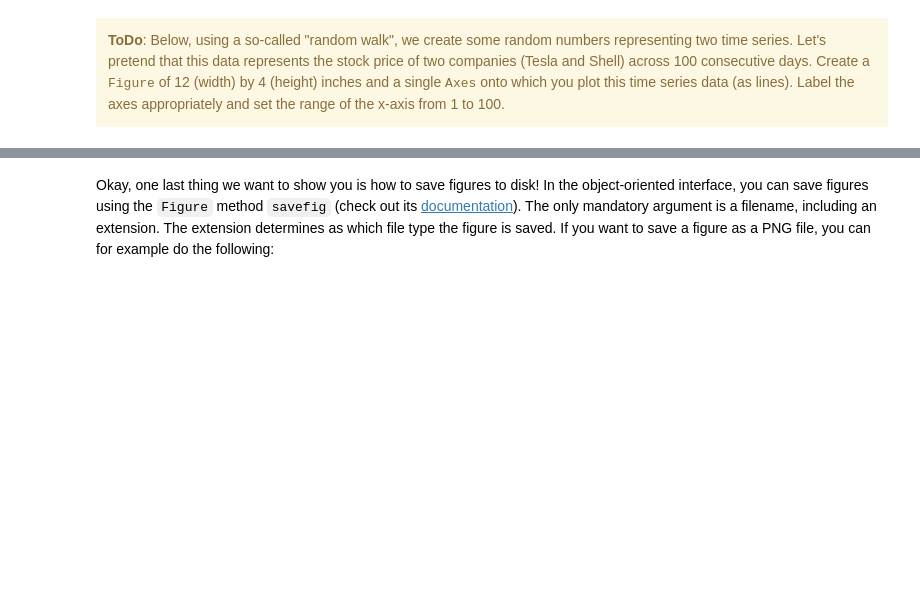
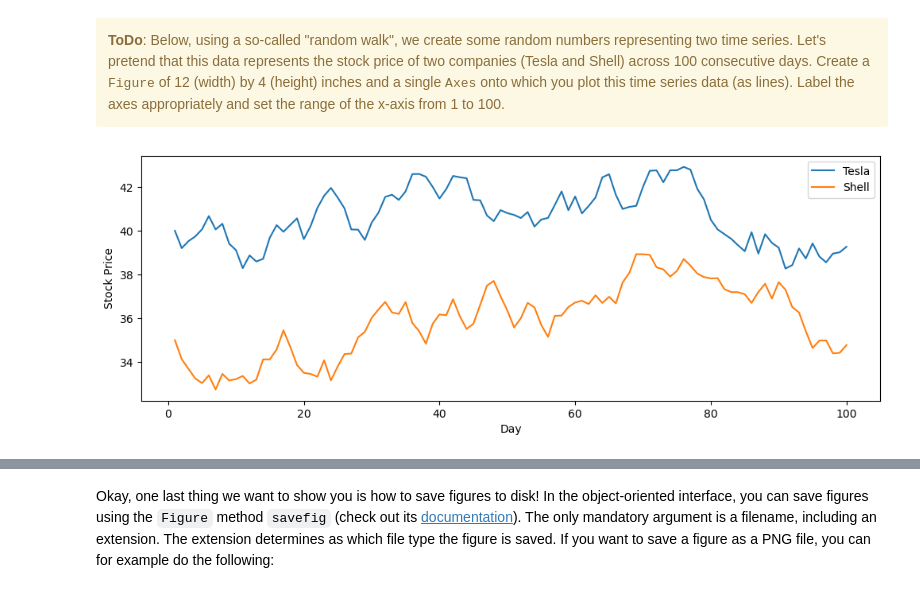
Before and after one commit to MarvinKohnen/deep-reinforcement-learning, a Jupyter notebook: drl_intro_python/intro-to-python/tutorials/3_matplotlib.ipynb, the cells around one changed output, grey strips where cells are left out. Cells and saved outputs as stored; diff of their text form; code cells hidden in the pictures; blank space fills up the shorter version.

```diff
--- a/drl_intro_python/intro-to-python/tutorials/3_matplotlib.ipynb
+++ b/drl_intro_python/intro-to-python/tutorials/3_matplotlib.ipynb
@@ -257,18 +303,26 @@ Okay, time for an exercise!
 # %%
 """ Implement the ToDo here. """
 steps1 = [random.uniform(-1, 1) for _ in range(100)]
 steps2 = [random.uniform(-1, 1) for _ in range(100)]
 
 tesla = [40 + sum(steps1[:i]) for i in range(100)]
 shell = [35 + sum(steps2[:i]) for i in range(100)]
 days = list(range(1, 101))
 
 # YOUR CODE HERE
-raise NotImplementedError()
+fig, ax = plt.subplots(figsize=(12,4))
+ax.plot(days, tesla)
+ax.plot(days, shell)
+ax.set_xlabel('Day')
+ax.set_ylabel('Stock Price')
+
+ax.legend(['Tesla', 'Shell'])
 
 # Do not remove the code below
 ax2check = plt.gca()
 plt.show()
+# %% [output]
+[figure, added]
 # %%
 """ Tests the above ToDo. """
 lines = ax2check.get_lines()
```
Also changed, not shown: parts of 33 cells of this notebook.
